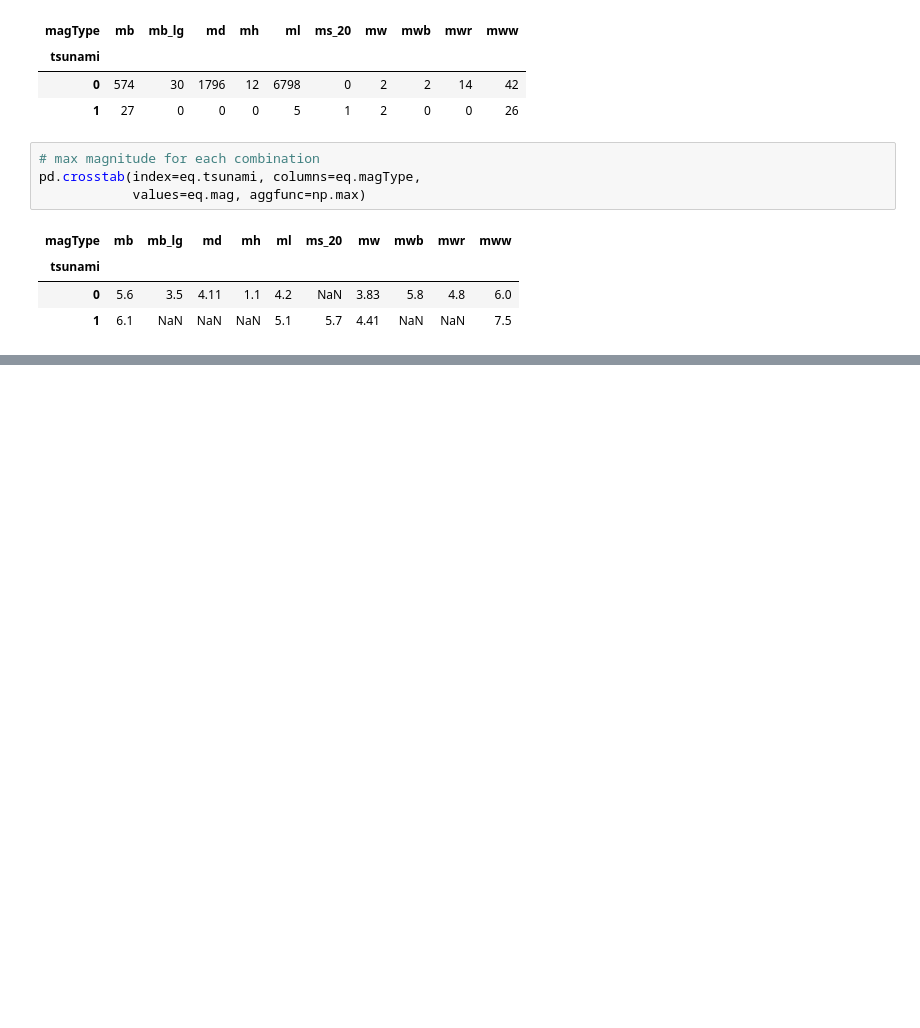
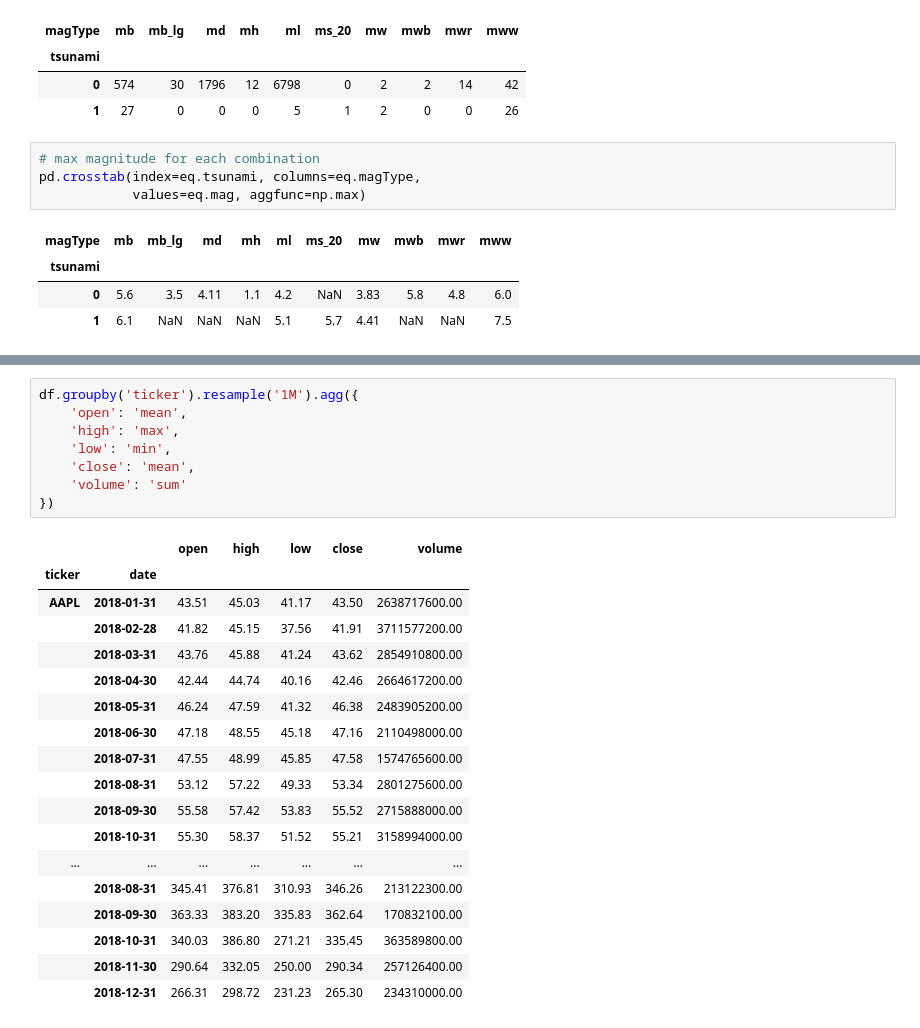
Before and after one commit to nadia-paz/ds-learning, a Jupyter notebook: data_analysis_pandas/exercises.ipynb, the cells around one changed output, grey strips where cells are left out. Saved outputs shown, nothing was run; the diff lists cells and outputs as text; blank space fills up the shorter version.

```diff
--- a/data_analysis_pandas/exercises.ipynb
+++ b/data_analysis_pandas/exercises.ipynb
@@ -158,0 +222,27 @@ Type:      function
+# %%
+df.groupby('ticker').resample('1M').agg({
+    'open': 'mean',
+    'high': 'max',
+    'low': 'min',
+    'close': 'mean',
+    'volume': 'sum'
+})
+# %% [output]
+|  |  | open | high | low | close | volume |
+| ticker | date |  |  |  |  |  |
+| AAPL | 2018-01-31 | 43.51 | 45.03 | 41.17 | 43.50 | 2638717600.00 |
+|  | 2018-02-28 | 41.82 | 45.15 | 37.56 | 41.91 | 3711577200.00 |
+|  | 2018-03-31 | 43.76 | 45.88 | 41.24 | 43.62 | 2854910800.00 |
+|  | 2018-04-30 | 42.44 | 44.74 | 40.16 | 42.46 | 2664617200.00 |
+|  | 2018-05-31 | 46.24 | 47.59 | 41.32 | 46.38 | 2483905200.00 |
+|  | 2018-06-30 | 47.18 | 48.55 | 45.18 | 47.16 | 2110498000.00 |
+|  | 2018-07-31 | 47.55 | 48.99 | 45.85 | 47.58 | 1574765600.00 |
+|  | 2018-08-31 | 53.12 | 57.22 | 49.33 | 53.34 | 2801275600.00 |
+|  | 2018-09-30 | 55.58 | 57.42 | 53.83 | 55.52 | 2715888000.00 |
+|  | 2018-10-31 | 55.30 | 58.37 | 51.52 | 55.21 | 3158994000.00 |
+| ... | ... | ... | ... | ... | ... | ... |
+|  | 2018-08-31 | 345.41 | 376.81 | 310.93 | 346.26 | 213122300.00 |
+|  | 2018-09-30 | 363.33 | 383.20 | 335.83 | 362.64 | 170832100.00 |
+|  | 2018-10-31 | 340.03 | 386.80 | 271.21 | 335.45 | 363589800.00 |
+|  | 2018-11-30 | 290.64 | 332.05 | 250.00 | 290.34 | 257126400.00 |
+|  | 2018-12-31 | 266.31 | 298.72 | 231.23 | 265.30 | 234310000.00 |
```
Also changed, not shown: parts of 10 cells of this notebook.
